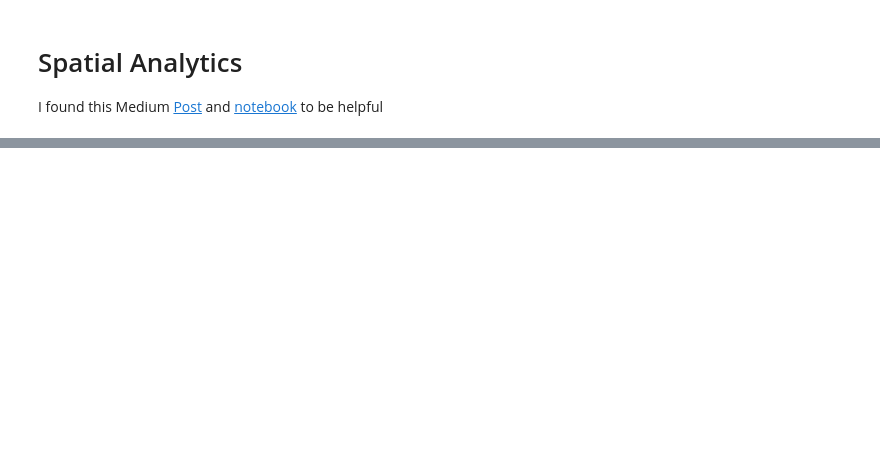
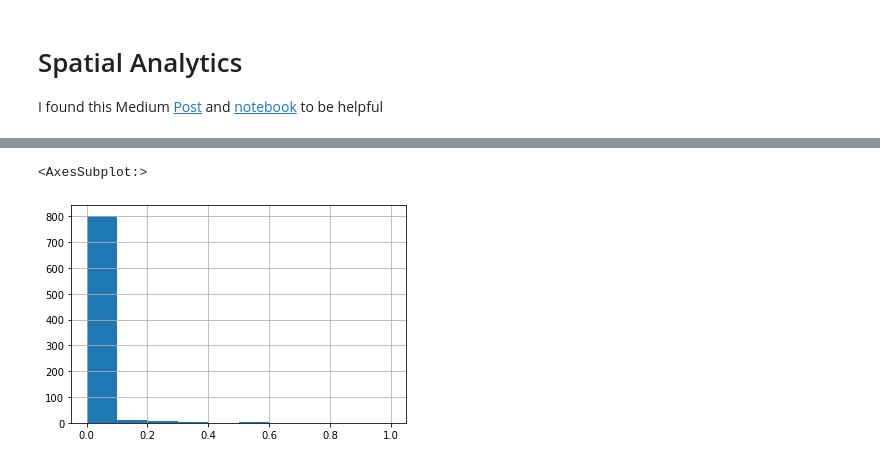
Before and after one commit to CDCgov/prime-public-health-data-infrastructure, a Jupyter notebook: src/notebooks/Prototype Spatial Analytics.ipynb, the cells around one changed output, grey strips where cells are left out. Drawn from its saved outputs; the diff is of its cells as text; code cells hidden in the pictures; blank space fills up the shorter version.

```diff
--- a/src/notebooks/Prototype Spatial Analytics.ipynb
+++ b/src/notebooks/Prototype Spatial Analytics.ipynb
@@ -180,0 +259,5 @@ result['Census Tracts'][0]['GEOID']
+# %%
+df_agg.breakthrough_infection_rate.hist()
+# %% [output]
+<AxesSubplot:>
+[figure, added]
```
Also changed, not shown: parts of 16 cells of this notebook, 1 other file.
